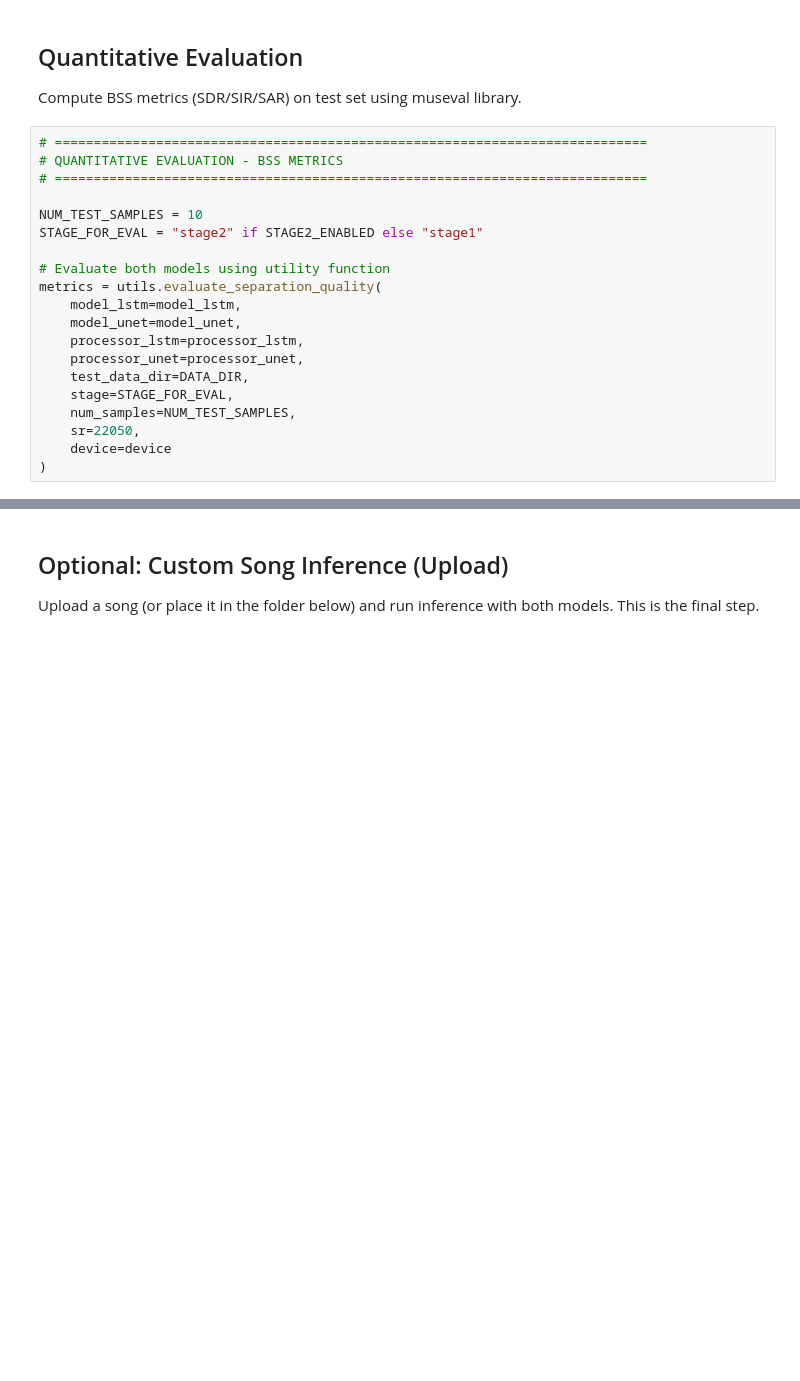
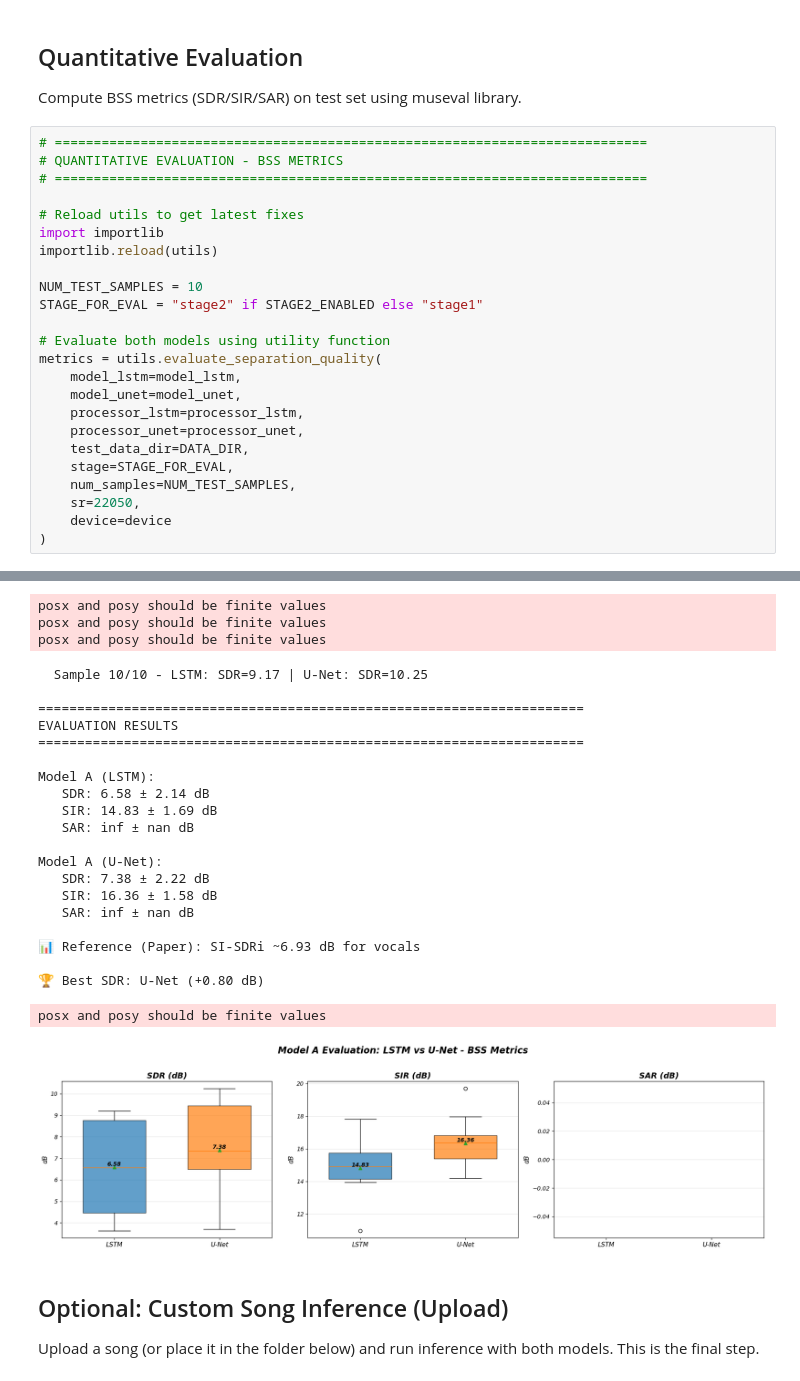
Before and after one commit to amitarad36/Final_Project_Deep_Learning, a Jupyter notebook: modelA.ipynb, the cells around one changed output, grey strips where cells are left out. Saved outputs shown, nothing was run; the diff lists cells and outputs as text; blank space fills up the shorter version.

```diff
--- a/modelA.ipynb
+++ b/modelA.ipynb
@@ -1419,6 +1475,10 @@ Compute BSS metrics (SDR/SIR/SAR) on test set using museval library.
 # ============================================================================
 # QUANTITATIVE EVALUATION - BSS METRICS
 # ============================================================================
+
+# Reload utils to get latest fixes
+import importlib
+importlib.reload(utils)
 
 NUM_TEST_SAMPLES = 10
 STAGE_FOR_EVAL = "stage2" if STAGE2_ENABLED else "stage1"
@@ -1435,3 +1495,4 @@ metrics = utils.evaluate_separation_quality(
     sr=22050,
     device=device
 )
+# %% [output]
@@ -1438,3 +1514,27 @@ metrics = utils.evaluate_separation_quality(
+posx and posy should be finite values
+posx and posy should be finite values
+posx and posy should be finite values
+  Sample 10/10 - LSTM: SDR=9.17 | U-Net: SDR=10.25
+
+======================================================================
+EVALUATION RESULTS
+======================================================================
+
+Model A (LSTM):
+   SDR: 6.58 ± 2.14 dB
+   SIR: 14.83 ± 1.69 dB
+   SAR: inf ± nan dB
+
+Model A (U-Net):
+   SDR: 7.38 ± 2.22 dB
+   SIR: 16.36 ± 1.58 dB
+   SAR: inf ± nan dB
+
+📊 Reference (Paper): SI-SDRi ~6.93 dB for vocals
+
+🏆 Best SDR: U-Net (+0.80 dB)
+posx and posy should be finite values
+[figure, added]
 # %% [markdown]
 ## Optional: Custom Song Inference (Upload)
 
```
Also changed, not shown: parts of 15 cells of this notebook, 1 other file.
